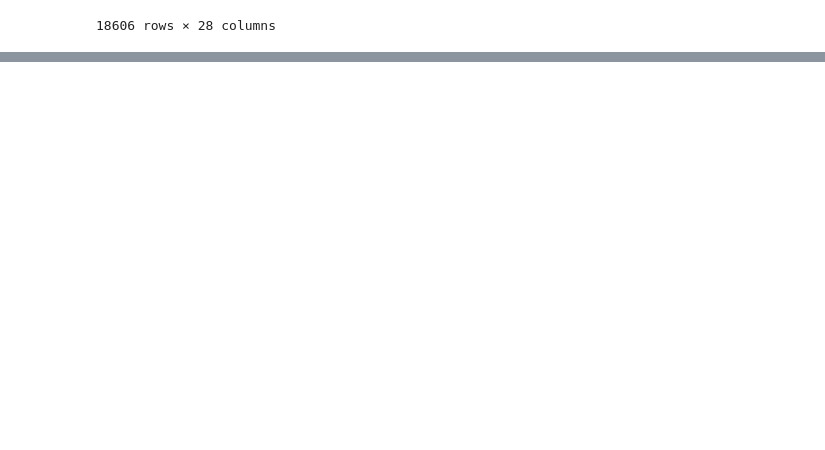
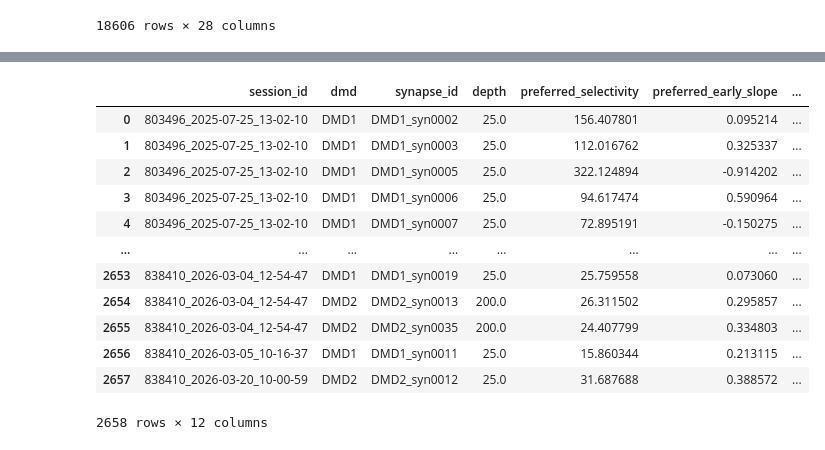
Before and after one commit to AMShelton/vip-slap2-analysis, a Jupyter notebook: notebooks/analysis/Sequence_analysis.ipynb, the cells around one changed output, grey strips where cells are left out. Cells and saved outputs as stored; diff of their text form; code cells hidden in the pictures; blank space fills up the shorter version.

```diff
--- a/notebooks/analysis/Sequence_analysis.ipynb
+++ b/notebooks/analysis/Sequence_analysis.ipynb
@@ -30,0 +33,3 @@ display(HTML("<style>.container { width:100% !important; }</style>"))
+# %%
+cl, cmap, cp = PNW_cmap.get_PNW_cmap('Sailboat', n_colors=4)
+cp
@@ -31,3 +41,5 @@ display(HTML("<style>.container { width:100% !important; }</style>"))
+# %%
+cp = cp[::-1]
 # %%
 target_mice = [
     803496,
@@ -158,0 +122,27 @@ NameError: name 'np' is not defined
+# %%
+var = []
+slope = []
+
+depth_map = {25:cp[0],100:cp[1],200:cp[2],250:cp[3]}
+
+depth_cols = []
+
+for sess in seq_per_image['session_id'].unique():
+    sess_df = seq_per_image[seq_per_image['session_id']==sess]
+
+    for dmd in sess_df['dmd'].unique():
+        dmd_df = sess_df[sess_df['dmd']==dmd]
+
+        for syn in dmd_df['synapse_id'].unique():
+            syn_df = dmd_df[dmd_df['synapse_id']==syn]
+            selectivity_var = np.max(syn_df['image_selectivity_score'])
+            var.append(selectivity_var)
+            slope.append(np.max(abs(syn_df['late_slope'])))
+
+            syn_sum = seq_summary[(seq_summary['session_id']==sess)&(seq_summary['synapse_id']==syn)]
+
+            if 'DMD1' in syn:
+                syn_depth = syn_sum['dmd1_depth'].values[0]
+            else:
+                syn_depth = syn_sum['dmd2_depth'].values[0]
+            depth_cols.append(depth_map[syn_depth])
@@ -158,0 +351,16 @@ NameError: name 'np' is not defined
+# %%
+plot_df
+# %% [output]
+|  | session_id | dmd | synapse_id | depth | preferred_selectivity | preferred_early_slope | ... |
+| 0 | 803496_2025-07-25_13-02-10 | DMD1 | DMD1_syn0002 | 25.0 | 156.407801 | 0.095214 | ... |
+| 1 | 803496_2025-07-25_13-02-10 | DMD1 | DMD1_syn0003 | 25.0 | 112.016762 | 0.325337 | ... |
+| 2 | 803496_2025-07-25_13-02-10 | DMD1 | DMD1_syn0005 | 25.0 | 322.124894 | -0.914202 | ... |
+| 3 | 803496_2025-07-25_13-02-10 | DMD1 | DMD1_syn0006 | 25.0 | 94.617474 | 0.590964 | ... |
+| 4 | 803496_2025-07-25_13-02-10 | DMD1 | DMD1_syn0007 | 25.0 | 72.895191 | -0.150275 | ... |
+| ... | ... | ... | ... | ... | ... | ... | ... |
+| 2653 | 838410_2026-03-04_12-54-47 | DMD1 | DMD1_syn0019 | 25.0 | 25.759558 | 0.073060 | ... |
+| 2654 | 838410_2026-03-04_12-54-47 | DMD2 | DMD2_syn0013 | 200.0 | 26.311502 | 0.295857 | ... |
+| 2655 | 838410_2026-03-04_12-54-47 | DMD2 | DMD2_syn0035 | 200.0 | 24.407799 | 0.334803 | ... |
+| 2656 | 838410_2026-03-05_10-16-37 | DMD1 | DMD1_syn0011 | 25.0 | 15.860344 | 0.213115 | ... |
+| 2657 | 838410_2026-03-20_10-00-59 | DMD2 | DMD2_syn0012 | 25.0 | 31.687688 | 0.388572 | ... |
+2658 rows × 12 columns
```
Also changed, not shown: parts of 33 cells of this notebook, 7 other files.
